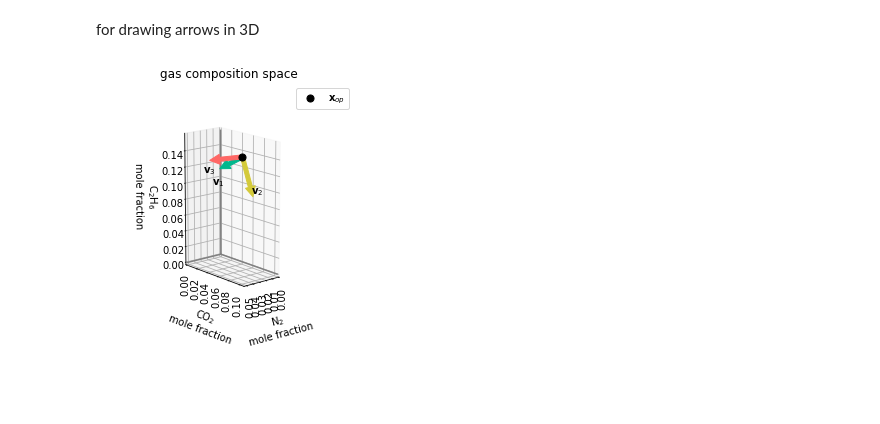
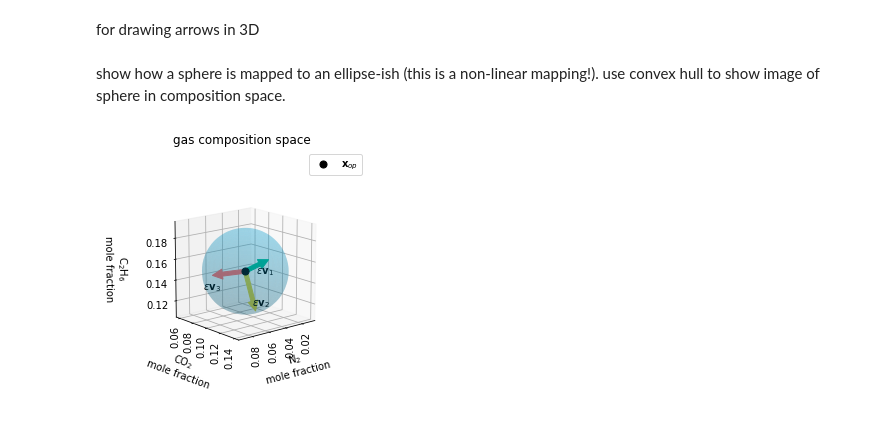
Before and after one commit to SimonEnsemble/unresponsive_directions_in_sensors, a Jupyter notebook: IAST.ipynb, the cells around one changed output. Cells and saved outputs as stored; diff of their text form; code cells hidden in the pictures; blank space fills up the shorter version.

```diff
--- a/IAST.ipynb
+++ b/IAST.ipynb
@@ -325,7 +311,8 @@ plt.savefig(mof + "_" + contaminants[0] + "_" + contaminants[1] + ".pdf", format
 # %% [markdown]
 ## three contaminants
 # %%
-mof = "Co-MOF-74"
+mof = "HKUST-1"
+# mof = "Co-MOF-74"
 contaminants = ["N2", "CO2", "C2H6"]
 # %% [markdown]
 discretize composition space
@@ -433,3 +399,9 @@ v1, v2, v3
+# %%
+# SVD of Jacobian
+svd = np.linalg.svd(J_op)
+u1, u2 = np.transpose(svd[0])
+sigmas = svd[1]
+v1, v2, v3 = svd[2]
 # %% [markdown]
 for drawing arrows in 3D
 # %%
@@ -467,0 +435,2 @@ def sketch_vector(x0, x, label=None, dx_mag=0.1):
+# %% [markdown]
+show how a sphere is mapped to an ellipse-ish (this is a non-linear mapping!). use convex hull to show image of sphere in composition space.
@@ -468,6 +466,4 @@ def sketch_vector(x0, x, label=None, dx_mag=0.1):
 # %%
-r = 0.05
-
 fig, ax = plt.subplots(subplot_kw={"projection": "3d"})
 
 plt.xticks(rotation=90)
@@ -482,41 +478,43 @@ ax.set_zlabel(gas_to_label[contaminants[2]] + "\nmole fraction", labelpad=35)
 ax.set_title("gas composition space")
 
 ax.scatter(x_op[0], x_op[1], x_op[2], color="k", s=50, label="$\mathbf{x}_{op}$")
-v_labels = ["$\mathbf{v}_1$", "$\mathbf{v}_2$", "$\mathbf{v}_3$"]
+v_labels = ["$\epsilon\mathbf{v}_1$", "$\epsilon\mathbf{v}_2$", "$\epsilon\mathbf{v}_3$"]
 v_label_stretches = [-0.02, 0.02, -0.02]
 
 for (i, v) in enumerate([v1, v2, v3]):
     color = "k"
     if i == 2:
         color = cool_colors["red"]
     if i == 0:
         color = cool_colors["green"]
     if i == 1:
         color = cool_colors["yellow"]
     ax.arrow3D(x_op[0], x_op[1], x_op[2],
                r*v[0], r*v[1], r*v[2],
                v_labels[i],
                v_label_stretches[i],
                mutation_scale=20,
                ec=color,
                fc=color)
 # https://github.com/matplotlib/matplotlib/issues/17172
 
-ax.set_xlim(xmin=0)
-ax.set_ylim(ymin=0)
-ax.set_zlim(zmin=0)
+surf = ax.plot_surface(X1, X2, X3, alpha=0.2, rstride=1, cstride=1, color=cool_colors["blue"])
+
+# ax.set_xlim(xmin=0)
+# ax.set_ylim(ymin=0)
+# ax.set_zlim(zmin=0)
 ax.set_box_aspect([ub - lb for lb, ub in (getattr(ax, f'get_{a}lim')() for a in 'xyz')])
 
 ax.legend()
 ax.view_init(elev=15., azim=50)
 
-plt.plot([0, ax.get_xlim()[1]], [0, 0], [0, 0], c="grey", zorder=1)
-plt.plot([0, 0], [0, ax.get_ylim()[1]], [0, 0], c="grey", zorder=1)
-plt.plot([0, 0], [0, 0], [0, ax.get_zlim()[1]], c="grey", zorder=1)
+# plt.plot([0, ax.get_xlim()[1]], [0, 0], [0, 0], c="grey", zorder=1)
+# plt.plot([0, 0], [0, ax.get_ylim()[1]], [0, 0], c="grey", zorder=1)
+# plt.plot([0, 0], [0, 0], [0, ax.get_zlim()[1]], c="grey", zorder=1)
 ax.dist = 15
 
 plt.tight_layout()
-plt.savefig("two_mof_composition_space.pdf", format="pdf", bbox_inches="tight")
+plt.savefig("two_mofs_three_contaminants_composition_space.pdf", format="pdf", bbox_inches="tight")
 plt.show()
 # %% [output]
-[figure, old version]
+[figure, new version]
```
Also changed, not shown: parts of 11 cells of this notebook.
